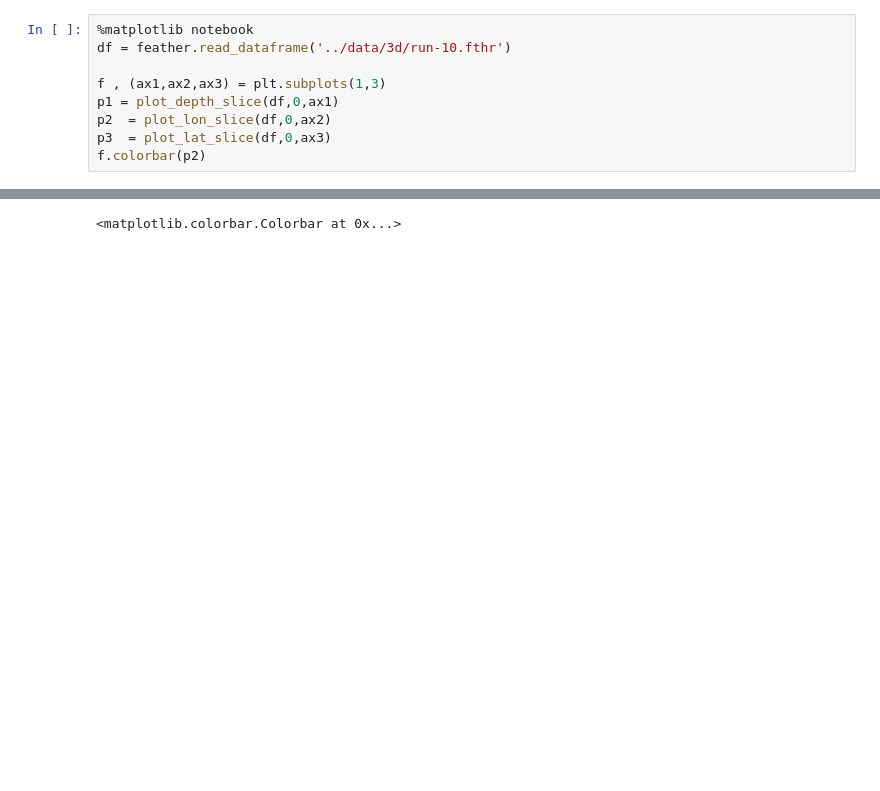
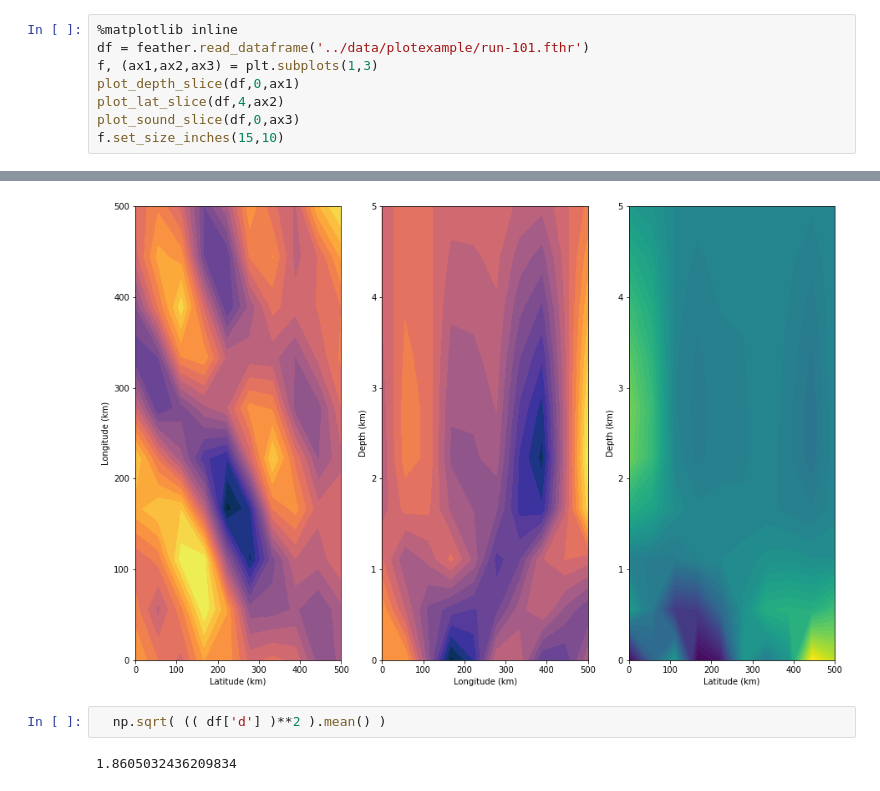
Before and after one commit to jpdef/internalwaves, a Jupyter notebook: IW/notebooks/IWF_3D_SIM.ipynb, the cells around one changed output, grey strips where cells are left out. Saved outputs shown, nothing was run; the diff lists cells and outputs as text; blank space fills up the shorter version.

Commit message:
change in sim notebook

```diff
--- a/IW/notebooks/IWF_3D_SIM.ipynb
+++ b/IW/notebooks/IWF_3D_SIM.ipynb
@@ -56,10 +119,9 @@ Datafile directory:  ../data/3d
 # %%
-%matplotlib notebook
-df = feather.read_dataframe('../data/3d/run-10.fthr')
-
-f , (ax1,ax2,ax3) = plt.subplots(1,3)
-p1 = plot_depth_slice(df,0,ax1)
-p2  = plot_lon_slice(df,0,ax2)
-p3  = plot_lat_slice(df,0,ax3)
-f.colorbar(p2)
+%matplotlib inline
+df = feather.read_dataframe('../data/plotexample/run-101.fthr')
+f, (ax1,ax2,ax3) = plt.subplots(1,3)
+plot_depth_slice(df,0,ax1)
+plot_lat_slice(df,4,ax2)
+plot_sound_slice(df,0,ax3)
+f.set_size_inches(15,10)
 # %% [output]
@@ -68 +128,5 @@ f.colorbar(p2)
-<matplotlib.colorbar.Colorbar at 0x...>
+[figure, added]
+# %%
+  np.sqrt( (( df['d'] )**2 ).mean() )
+# %% [output]
+1.8605032436209834
```
Also changed, not shown: parts of 9 cells of this notebook, 5 other files.
